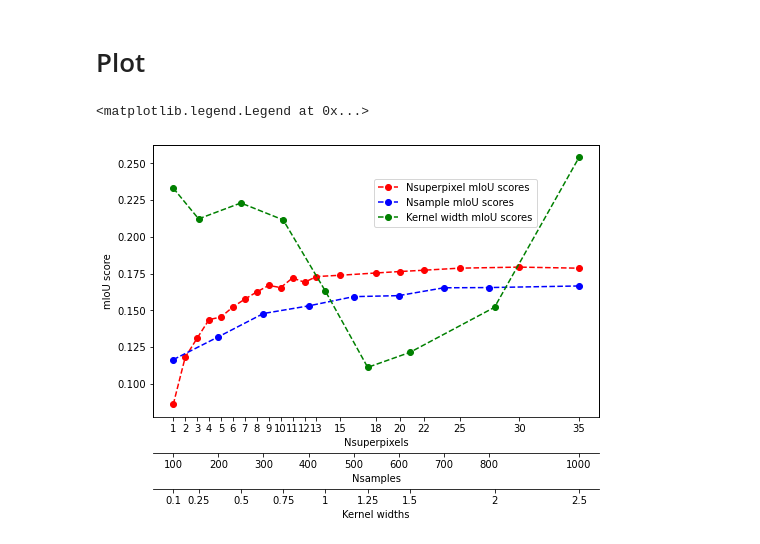
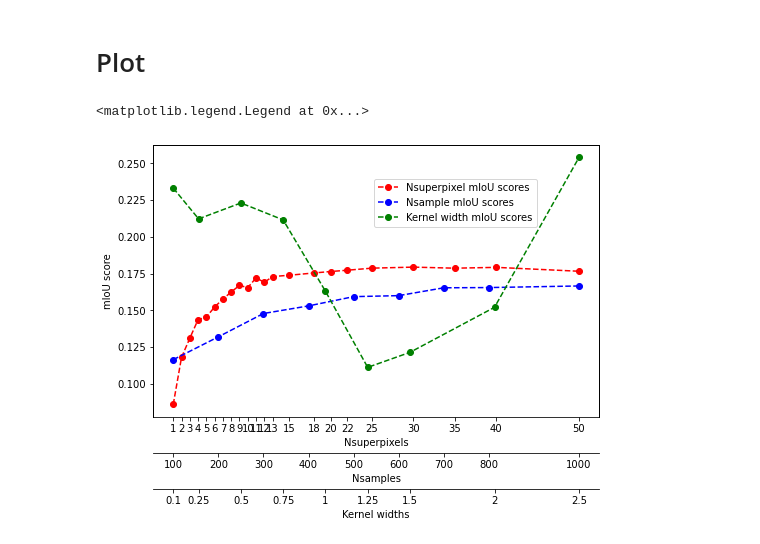
Before and after one commit to UberClifford/BOYS_LOVE_LIME, a Jupyter notebook: PlotResults.ipynb, the cells around one changed output. Saved outputs shown, nothing was run; the diff lists cells and outputs as text; code cells hidden in the pictures.

Commit message:
Added asymptotic curve tuning

```diff
--- a/PlotResults.ipynb
+++ b/PlotResults.ipynb
@@ -50,7 +51,10 @@ n_superpixels = [(1, 0.08607908178678501),
 (22, 0.177379812870003),
 (25, 0.17878613847103364),
 (30, 0.17949105963008571),
-(35, 0.17876217959981824)]
+(35, 0.17876217959981824),
+(40, 0.17932475616010177),
+(50,  0.17667547850023865)]
+
 
 n_sample_scores = [(100, 0.11654648042503934),
 (200, 0.1320656655819079),
@@ -95,31 +99,31 @@ mapped_nsamples = map_x_axis_values(samples)
 ax2 = ax1.twiny()
 ax2.plot(mapped_nsamples, sample_scores, "b--o", label = "Nsample mIoU scores" )
 ax2.set_xticks(mapped_nsamples)
 ax2.set_xticklabels(samples, fontsize = 10)
 ax2.spines['bottom'].set_position(('outward', 36))
 ax2.xaxis.set_ticks_position('bottom')
 ax2.xaxis.set_label_position('bottom')
 ax2.set_xlabel("Nsamples")
 
 # Plot kernel width results
 widths = [val[0] for val in kernel_width_scores]
 width_scores = [val[1] for val in kernel_width_scores]
 mapped_widths = map_x_axis_values(widths)
 
 ax3 = ax1.twiny()
 ax3.plot(mapped_widths, width_scores, "g--o", label = "Kernel width mIoU scores" )
 ax3.set_xticks(mapped_widths)
 ax3.set_xticklabels(widths, fontsize = 10)
 ax3.spines['bottom'].set_position(('outward', 72))
 ax3.xaxis.set_ticks_position('bottom')
 ax3.xaxis.set_label_position('bottom')
 ax3.set_xlabel("Kernel widths")
 
 #set legend
 f.legend(bbox_to_anchor=(0.8, 0.8))
 
 # Save the figure
 #plt.savefig('two_xticks_under.png', bbox_inches='tight', pad_inches=0.02, dpi=150)
 # %% [output]
 <matplotlib.legend.Legend at 0x...>
-[figure, old version]
+[figure, new version]
```
Also changed, not shown: parts of 5 cells of this notebook.
